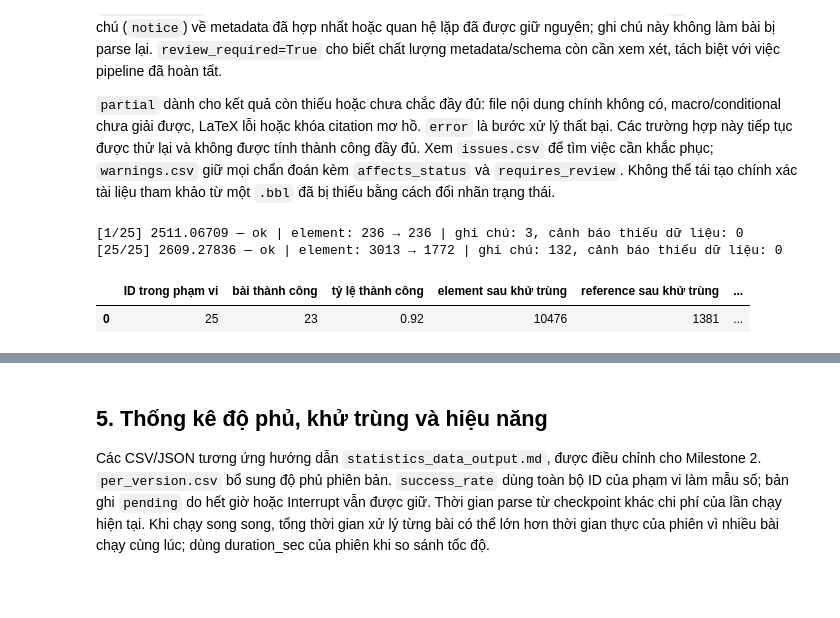
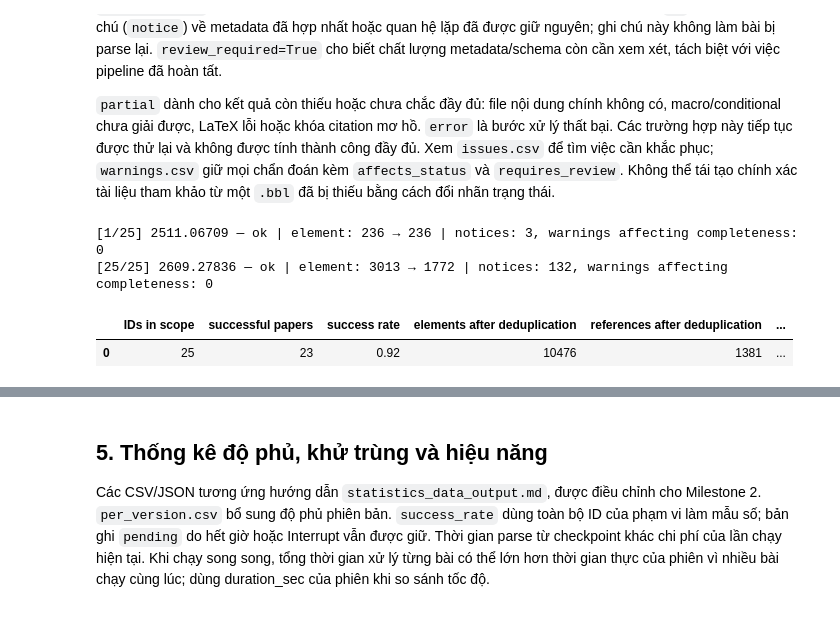
Before and after one commit to DuyNhat1705/Intro2DS-Group3-Source, a Jupyter notebook: src/parser.ipynb, the cells around one changed output, grey strips where cells are left out. Cells and saved outputs as stored; diff of their text form; code cells hidden in the pictures.

```diff
--- a/src/parser.ipynb
+++ b/src/parser.ipynb
@@ -263,43 +263,43 @@ Hết `MAX_RUN_HOURS` thì không cấp bài mới, nhưng chờ các bài đã
 # %%
 def show_progress(done, total, stats):
     if done == 1 or done % 25 == 0 or done == total:
         print(f"[{done:,}/{total:,}] {stats['arxiv_id']} — {stats['status']} | "
               f"element: {stats.get('elements_before', 0)} → {stats.get('elements_after', 0)} | "
-              f"ghi chú: {stats.get('notice_count', 0)}, cảnh báo thiếu dữ liệu: {stats.get('blocking_warning_count', 0)}")
+              f"notices: {stats.get('notice_count', 0)}, warnings affecting completeness: {stats.get('blocking_warning_count', 0)}")
         if stats['status'] not in {'ok', 'empty'}:
-            print("  Lý do:", stats.get('message', '')[:700])
+            print("  Reason:", stats.get('message', '')[:700])
 
 if RUN_PIPELINE:
     result = run_parser(jobs, OUTPUT_DIR, worker=WORKER_NAME, ranges=RANGES,
         enrich=ENABLE_ENRICHMENT, fuzzy_threshold=FUZZY_THRESHOLD, resume=RESUME,
         max_run_hours=MAX_RUN_HOURS, monitor_interval=MONITOR_EVERY_SEC,
         disk_every=DISK_EVERY_PAPERS, progress=show_progress,
         num_workers=NUM_WORKERS, max_workers=MAX_WORKERS, adaptive_ram=ADAPTIVE_RAM,
         reserve_ram_gb=RESERVE_RAM_GB, ram_per_worker_gb=RAM_PER_WORKER_GB,
         ram_wait_timeout_sec=RAM_WAIT_TIMEOUT_SEC)
     summary = result["summary"]
 else:
     summary_path = OUTPUT_DIR / "report_exports" / WORKER_NAME / "summary_stats.json"
     if not summary_path.exists():
-        raise FileNotFoundError("Chưa có báo cáo. Đặt RUN_PIPELINE=True để chạy lần đầu.")
+        raise FileNotFoundError("No reports available. Set RUN_PIPELINE=True for the initial run.")
     summary = json.loads(summary_path.read_text(encoding="utf-8"))
 
 REPORTS_DIR = OUTPUT_DIR / "report_exports" / WORKER_NAME
 TABLES_DIR = OUTPUT_DIR / "tables" / WORKER_NAME
 display(pd.DataFrame([{
-    "ID trong phạm vi": summary["target_ids"], "bài thành công": summary["papers_success"],
-    "tỷ lệ thành công": summary["success_rate"], "element sau khử trùng": summary["elements_after"],
-    "reference sau khử trùng": summary["bibtex_after"], "dừng do": summary["run"]["stop_reason"],
-    "thời gian phiên (giây)": summary["run"]["duration_sec"],
-    "RAM RSS đỉnh (MiB)": summary["run"]["peak_rss_bytes"] / 2**20,
-    "bảng Parquet (MiB)": summary["table_bytes"] / 2**20,
+    "IDs in scope": summary["target_ids"], "successful papers": summary["papers_success"],
+    "success rate": summary["success_rate"], "elements after deduplication": summary["elements_after"],
+    "references after deduplication": summary["bibtex_after"], "stop reason": summary["run"]["stop_reason"],
+    "run duration (seconds)": summary["run"]["duration_sec"],
+    "peak RSS (MiB)": summary["run"]["peak_rss_bytes"] / 2**20,
+    "Parquet tables (MiB)": summary["table_bytes"] / 2**20,
 }]))
 if summary["run"].get("parallel"):
-    print("Điều phối CPU/RAM:", summary["run"]["parallel"])
+    print("CPU/RAM scheduling:", summary["run"]["parallel"])
 if summary["run"]["stop_reason"] == "error":
-    print("Phiên có lỗi:", summary["run"].get("error"), "— xem parser.log trước khi dùng bảng.")
+    print("Run error:", summary["run"].get("error"), "— check parser.log before using the tables.")
 # %% [output]
-[1/25] 2511.06709 — ok | element: 236 → 236 | ghi chú: 3, cảnh báo thiếu dữ liệu: 0
-[25/25] 2609.27836 — ok | element: 3013 → 1772 | ghi chú: 132, cảnh báo thiếu dữ liệu: 0
+[1/25] 2511.06709 — ok | element: 236 → 236 | notices: 3, warnings affecting completeness: 0
+[25/25] 2609.27836 — ok | element: 3013 → 1772 | notices: 132, warnings affecting completeness: 0
-|  | ID trong phạm vi | bài thành công | tỷ lệ thành công | element sau khử trùng | reference sau khử trùng | ... |
+|  | IDs in scope | successful papers | success rate | elements after deduplication | references after deduplication | ... |
 | 0 | 25 | 23 | 0.92 | 10476 | 1381 | ... |
```
Also changed, not shown: parts of 4 cells of this notebook, 1 other file.
